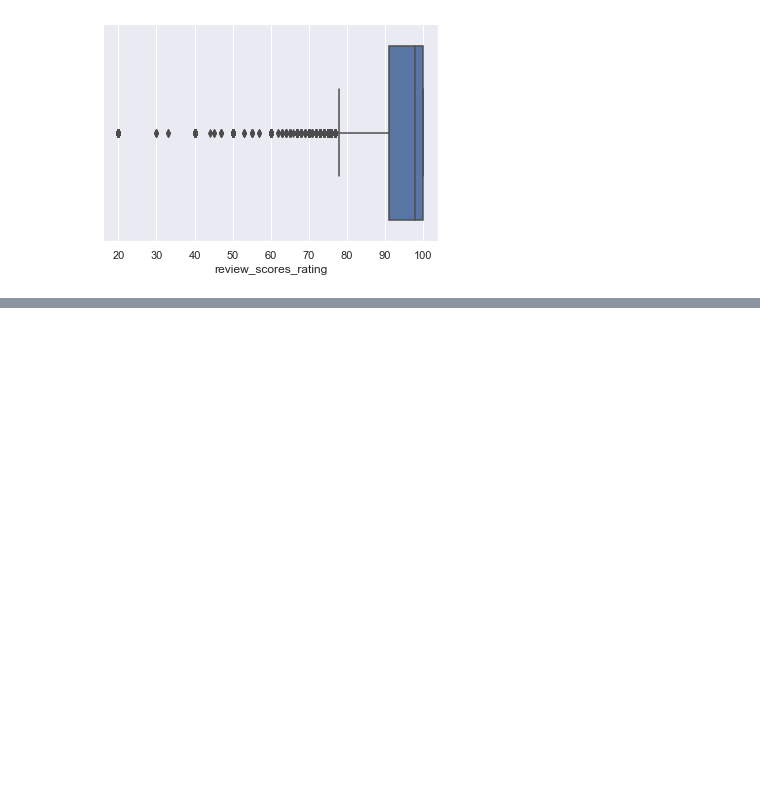
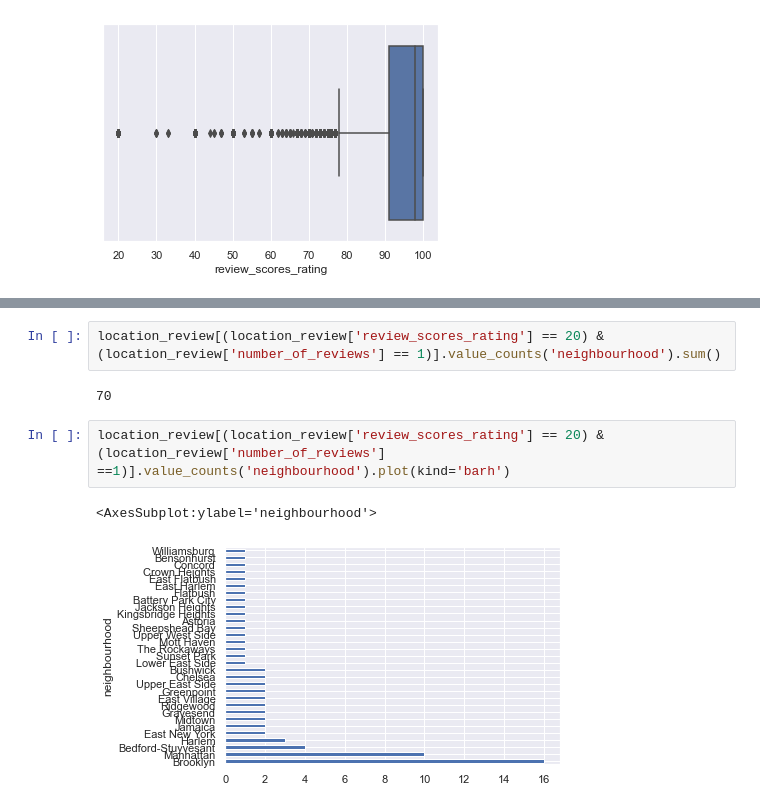
Before and after one commit to ShantiRoseCodes/dspt6-airbnb-eda, a Jupyter notebook: Location Location Location.ipynb, the cells around one changed output, grey strips where cells are left out. Drawn from its saved outputs; the diff is of its cells as text; blank space fills up the shorter version.

```diff
--- a/Location Location Location.ipynb
+++ b/Location Location Location.ipynb
@@ -794,0 +694,9 @@ airbnb['number_of_reviews'].median()
+# %%
+location_review[(location_review['review_scores_rating'] == 20) & (location_review['number_of_reviews'] == 1)].value_counts('neighbourhood').sum()
+# %% [output]
+70
+# %%
+location_review[(location_review['review_scores_rating'] == 20) & (location_review['number_of_reviews'] ==1)].value_counts('neighbourhood').plot(kind='barh')
+# %% [output]
+<AxesSubplot:ylabel='neighbourhood'>
+[figure, added]
```
Also changed, not shown: parts of 31 cells of this notebook.
